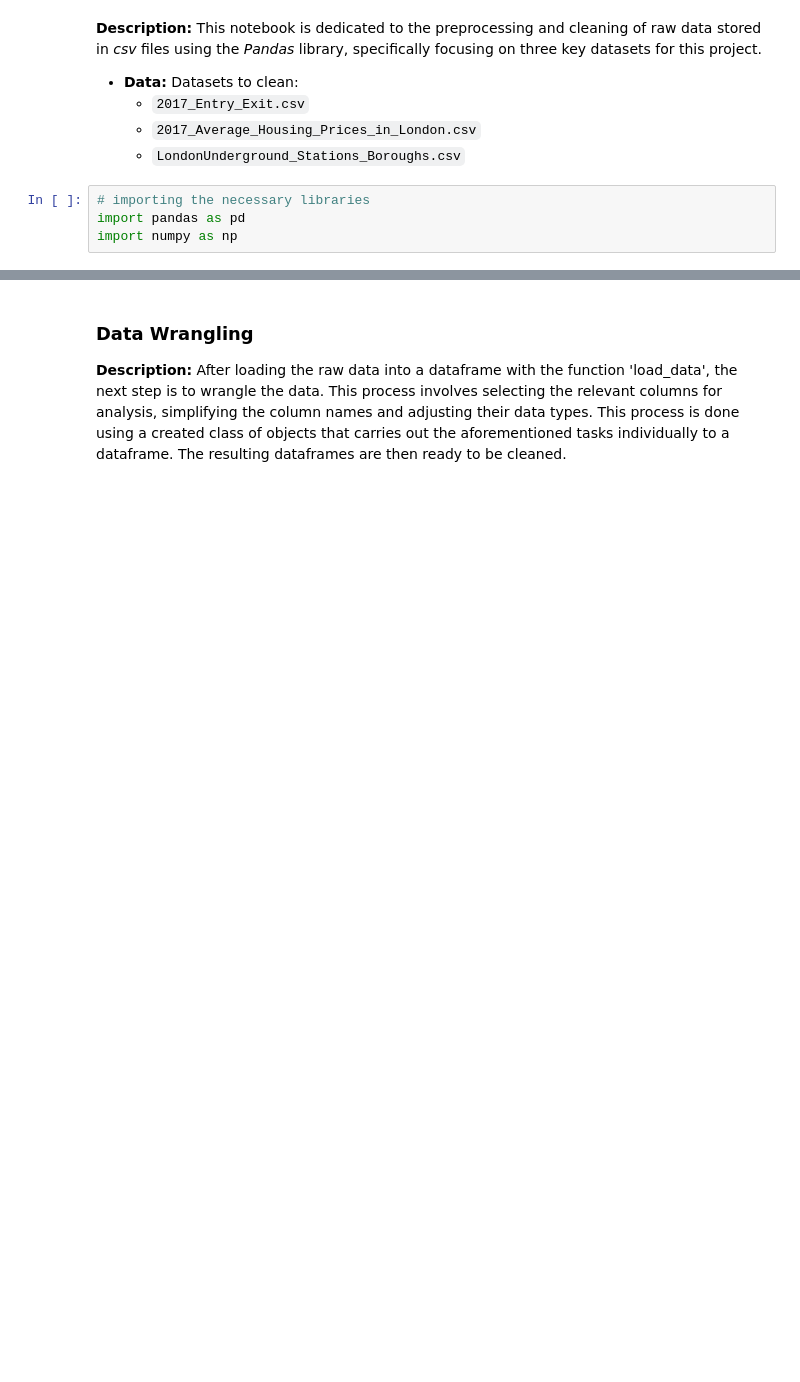
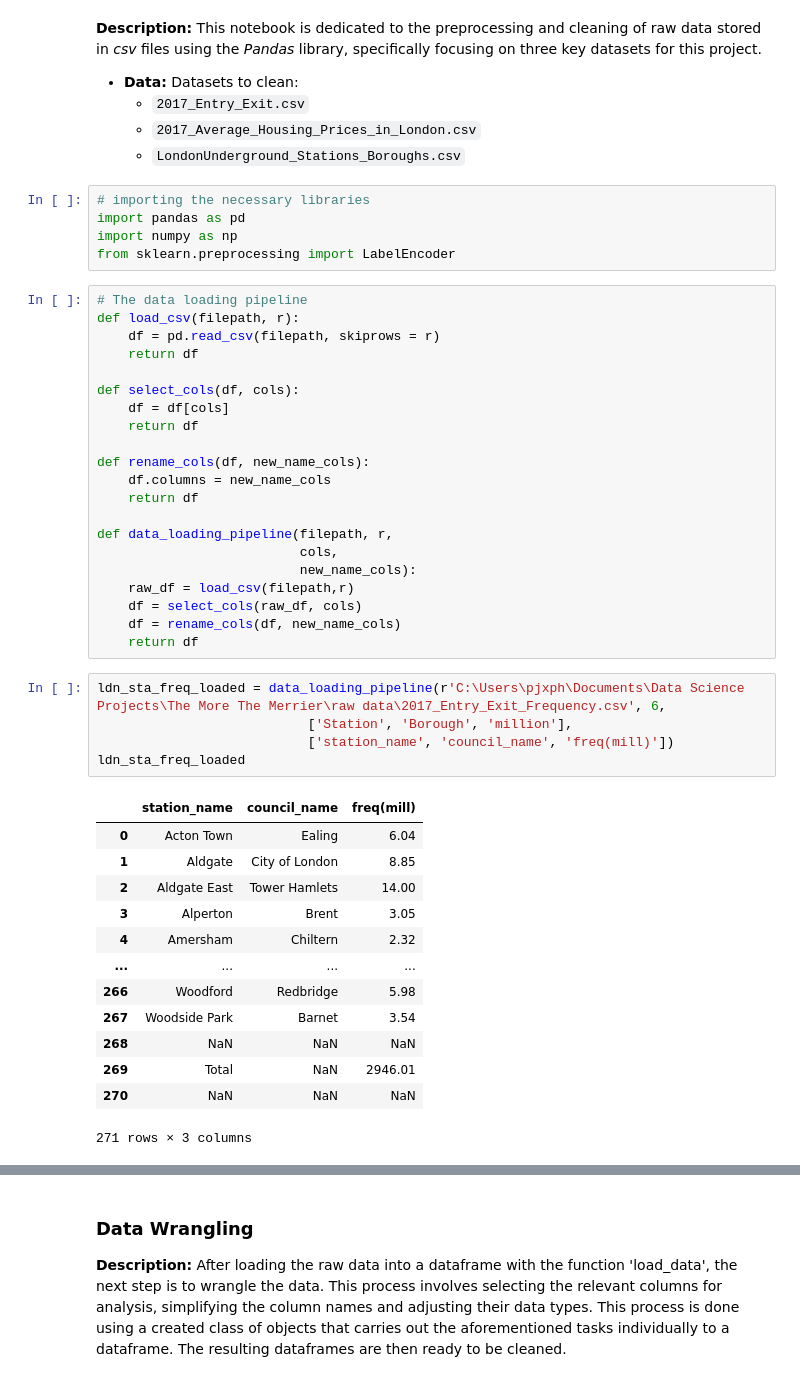
Before and after one commit to xu3n12/UK-Council-Data-Quality-Analysis, a Jupyter notebook: Data Cleaning.ipynb, the cells around one changed output, grey strips where cells are left out. Drawn from its saved outputs; the diff is of its cells as text; blank space fills up the shorter version.

```diff
--- a/Data Cleaning.ipynb
+++ b/Data Cleaning.ipynb
@@ -12,3 +12,44 @@
 # importing the necessary libraries
 import pandas as pd
 import numpy as np
+from sklearn.preprocessing import LabelEncoder
+# %%
+# The data loading pipeline
+def load_csv(filepath, r):
+    df = pd.read_csv(filepath, skiprows = r)
+    return df
+
+def select_cols(df, cols):
+    df = df[cols]
+    return df
+
+def rename_cols(df, new_name_cols):
+    df.columns = new_name_cols
+    return df
+
+def data_loading_pipeline(filepath, r,
+                          cols,
+                          new_name_cols):
+    raw_df = load_csv(filepath,r)
+    df = select_cols(raw_df, cols)
+    df = rename_cols(df, new_name_cols)
+    return df
+# %%
+ldn_sta_freq_loaded = data_loading_pipeline(r'C:\Users\pjxph\Documents\Data Science Projects\The More The Merrier\raw data\2017_Entry_Exit_Frequency.csv', 6,
+                           ['Station', 'Borough', 'million'],
+                           ['station_name', 'council_name', 'freq(mill)'])
+ldn_sta_freq_loaded
+# %% [output]
+|  | station_name | council_name | freq(mill) |
+| 0 | Acton Town | Ealing | 6.04 |
+| 1 | Aldgate | City of London | 8.85 |
+| 2 | Aldgate East | Tower Hamlets | 14.00 |
+| 3 | Alperton | Brent | 3.05 |
+| 4 | Amersham | Chiltern | 2.32 |
+| ... | ... | ... | ... |
+| 266 | Woodford | Redbridge | 5.98 |
+| 267 | Woodside Park | Barnet | 3.54 |
+| 268 | NaN | NaN | NaN |
+| 269 | Total | NaN | 2946.01 |
+| 270 | NaN | NaN | NaN |
+271 rows × 3 columns
```
Also changed, not shown: parts of 23 cells of this notebook.
